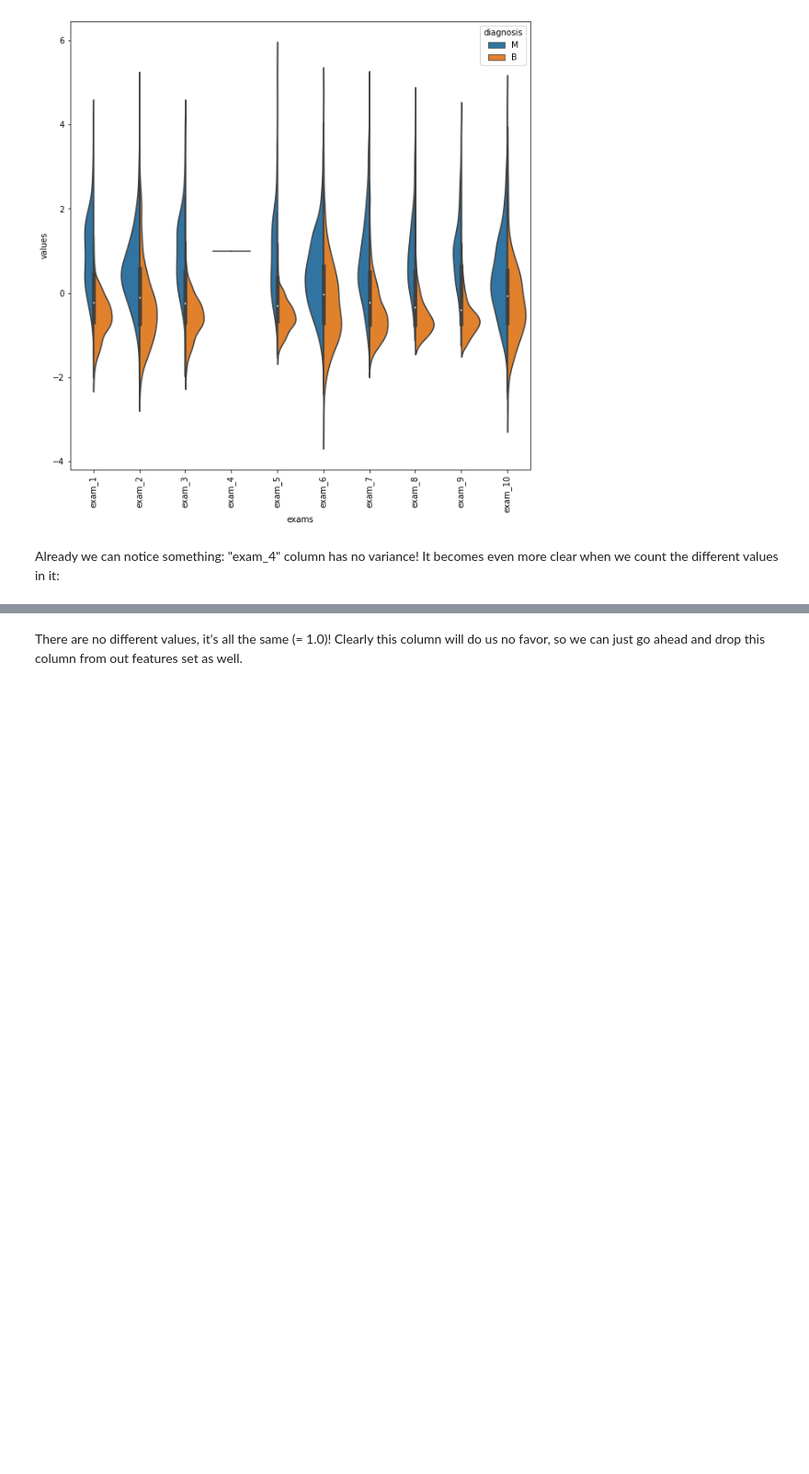
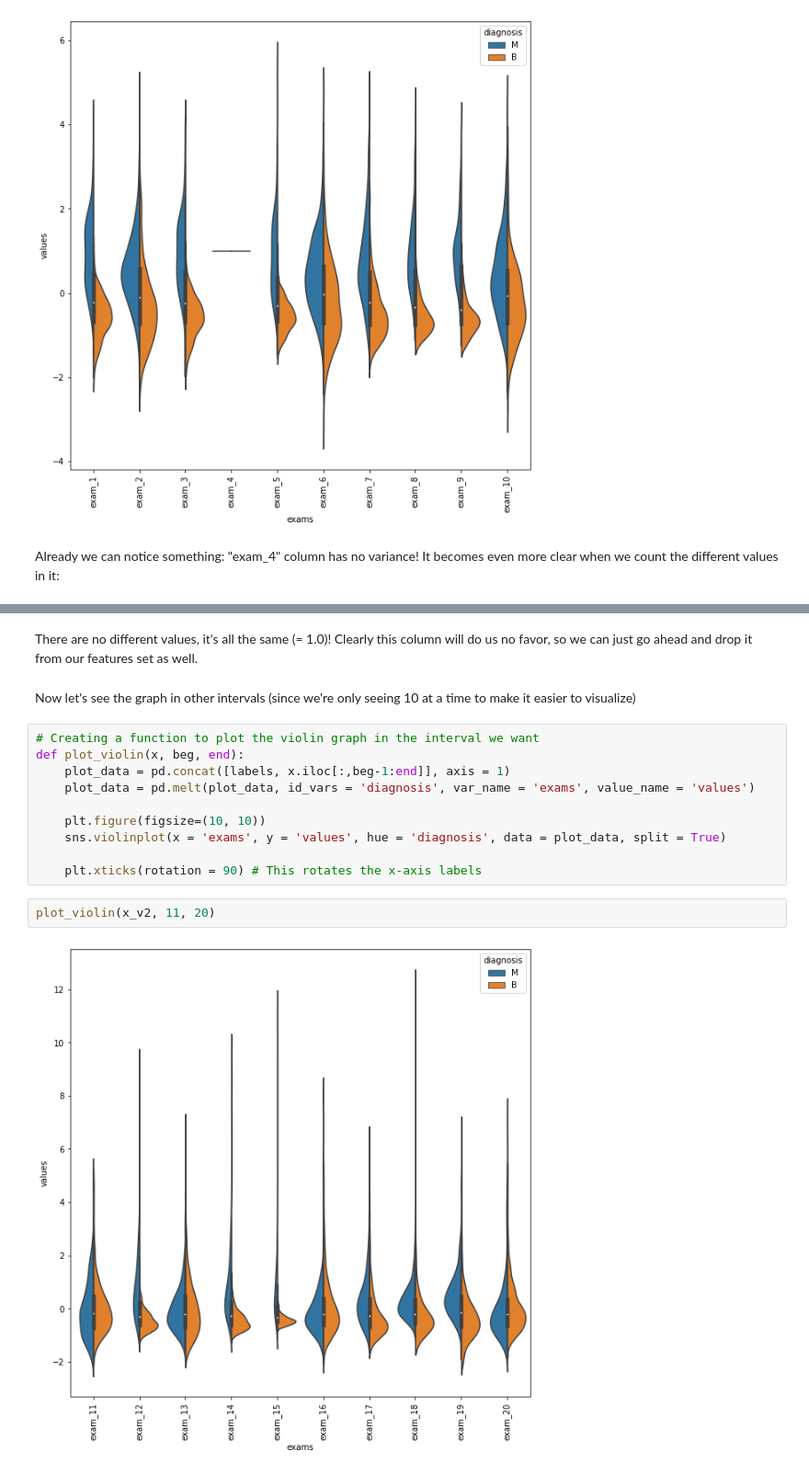
Before and after one commit to pedroheck/machine-learning-basics, a Jupyter notebook: Basics-2-dealing-with-multidimensional-data/data/cancer-diagnostics.ipynb, the cells around one changed output, grey strips where cells are left out. Shown at 92% size. Saved outputs shown, nothing was run; the diff lists cells and outputs as text; blank space fills up the shorter version.

```diff
--- a/Basics-2-dealing-with-multidimensional-data/data/cancer-diagnostics.ipynb
+++ b/Basics-2-dealing-with-multidimensional-data/data/cancer-diagnostics.ipynb
@@ -145,4 +145,20 @@ x_v2['exam_4'].value_counts()
 1.0    569
 Name: exam_4, dtype: int64
 # %% [markdown]
-There are no different values, it's all the same (= 1.0)! Clearly this column will do us no favor, so we can just go ahead and drop this column from out features set as well.
+There are no different values, it's all the same (= 1.0)! Clearly this column will do us no favor, so we can just go ahead and drop it from our features set as well.
+# %% [markdown]
+Now let's see the graph in other intervals (since we're only seeing 10 at a time to make it easier to visualize)
+# %%
+# Creating a function to plot the violin graph in the interval we want
+def plot_violin(x, beg, end):
+    plot_data = pd.concat([labels, x.iloc[:,beg-1:end]], axis = 1)
+    plot_data = pd.melt(plot_data, id_vars = 'diagnosis', var_name = 'exams', value_name = 'values')
+
+    plt.figure(figsize=(10, 10))
+    sns.violinplot(x = 'exams', y = 'values', hue = 'diagnosis', data = plot_data, split = True)
+
+    plt.xticks(rotation = 90) # This rotates the x-axis labels
+# %%
+plot_violin(x_v2, 11, 20)
+# %% [output]
+[figure, added]
```
Also changed, not shown: parts of 10 cells of this notebook.
